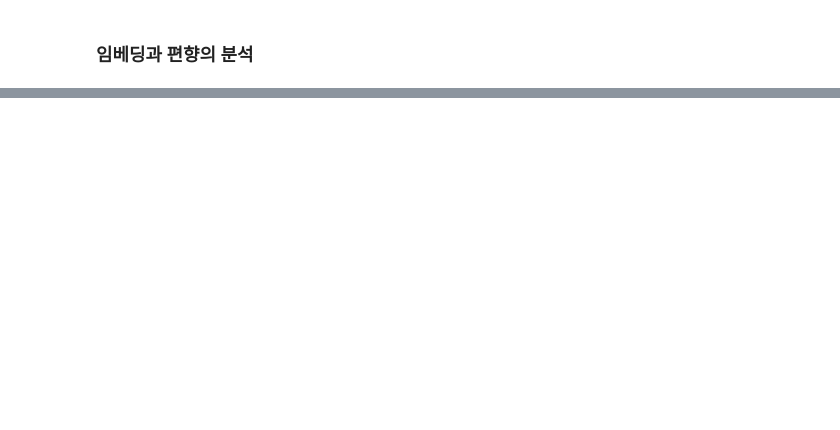
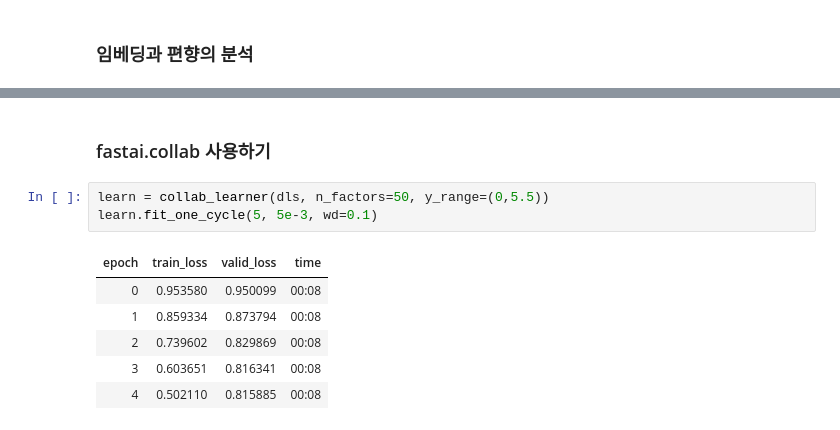
Before and after one commit to chw8207/fastai_pytorch, a Jupyter notebook: 협업필터링.ipynb, the cells around one changed output, grey strips where cells are left out. Cells and saved outputs as stored; diff of their text form; blank space fills up the shorter version.

```diff
--- a/협업필터링.ipynb
+++ b/협업필터링.ipynb
@@ -351,0 +372,12 @@ idxs = movie_bias.argsort(descending=True)[:5]
+# %% [markdown]
+### fastai.collab 사용하기
+# %%
+learn = collab_learner(dls, n_factors=50, y_range=(0,5.5))
+learn.fit_one_cycle(5, 5e-3, wd=0.1)
+# %% [output]
+| epoch | train_loss | valid_loss | time |
+| 0 | 0.953580 | 0.950099 | 00:08 |
+| 1 | 0.859334 | 0.873794 | 00:08 |
+| 2 | 0.739602 | 0.829869 | 00:08 |
+| 3 | 0.603651 | 0.816341 | 00:08 |
+| 4 | 0.502110 | 0.815885 | 00:08 |
```
Also changed, not shown: parts of 24 cells of this notebook.
